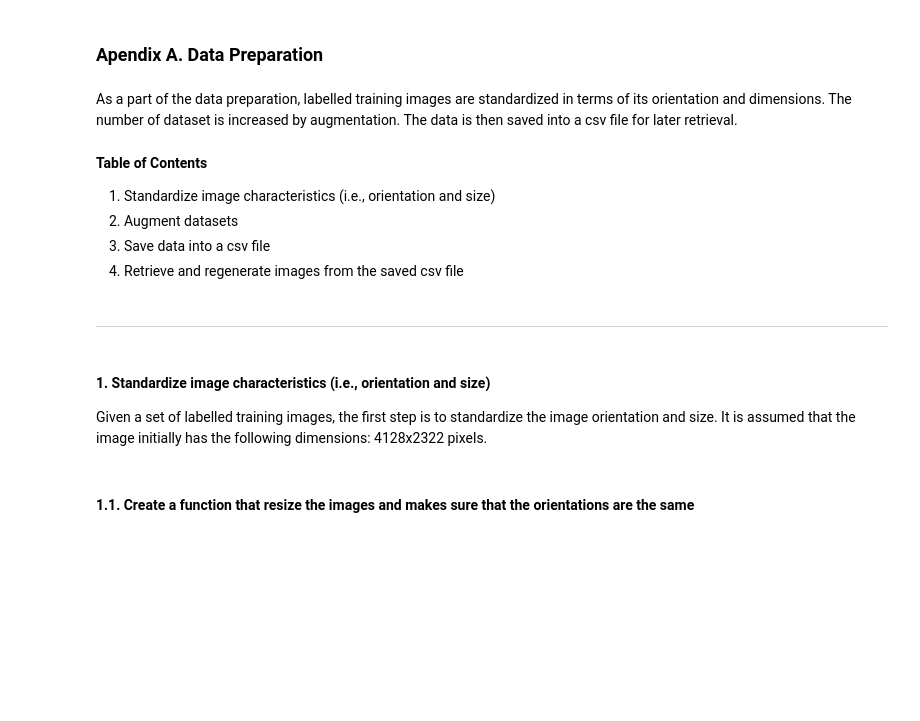
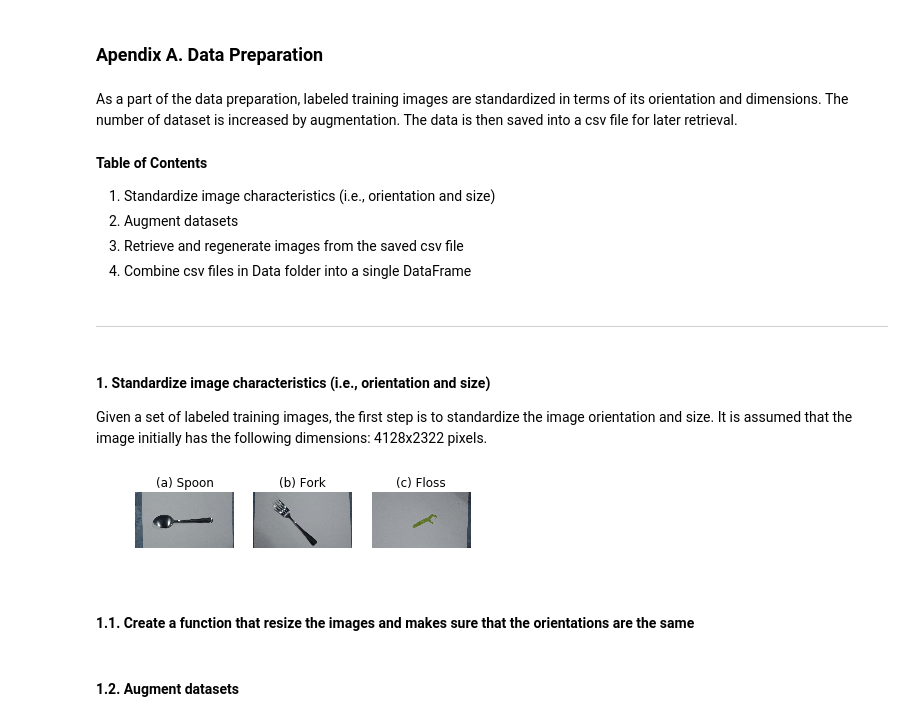
Before and after one commit to rayguna/Capstone-Projects, a Jupyter notebook: Capstone_project2/Capstone_project1_interim_report/Appendix A. Data Preparation.ipynb, the cells around one changed output. Cells and saved outputs as stored; diff of their text form; code cells hidden in the pictures; blank space fills up the shorter version.

Commit message:
Initial commit.

```diff
--- a/Capstone_project2/Capstone_project1_interim_report/Appendix A. Data Preparation.ipynb
+++ b/Capstone_project2/Capstone_project1_interim_report/Appendix A. Data Preparation.ipynb
@@ -1,20 +1,39 @@
 # %% [markdown]
 ### Apendix A. Data Preparation
 # %% [markdown]
-As a part of the data preparation, labelled training images are standardized in terms of its orientation and dimensions. The number of dataset is increased by augmentation. The data is then saved into a csv file for later retrieval.
+As a part of the data preparation, labeled training images are standardized in terms of its orientation and dimensions. The number of dataset is increased by augmentation. The data is then saved into a csv file for later retrieval.
 # %% [markdown]
 **Table of Contents**
 
 1. Standardize image characteristics (i.e., orientation and size)
 2. Augment datasets
-3. Save data into a csv file
-4. Retrieve and regenerate images from the saved csv file
+3. Retrieve and regenerate images from the saved csv file
+4. Combine csv files in Data folder into a single DataFrame
 # %% [markdown]
 ***
 # %% [markdown]
 #### 1. Standardize image characteristics (i.e., orientation and size)
 
-Given a set of labelled training images, the first step is to standardize the image orientation and size. It is assumed that the image initially has the following dimensions: 4128x2322 pixels.
+Given a set of labeled training images, the first step is to standardize the image orientation and size. It is assumed that the image initially has the following dimensions: 4128x2322 pixels.
+# %%
+import cv2
+import matplotlib.pyplot as plt
+
+#image paths
+images=["Images/spoon/spoon_2.jpg","Images/fork/fork_2.jpg", "Images/floss/floss_2.jpg"]
+#image labels
+label_dict_key=['1','2','3']
+label_dict={'1':'(a) Spoon','2':'(b) Fork','3':'(c) Floss'}
+
+for i,image in enumerate(images):
+    plt.subplot(1,3,i+1)
+    img=cv2.imread(image)
+    plt.imshow(img)
+    plt.title(label_dict[label_dict_key[i]])
+    plt.axis('off') #turn off axes
+plt.show()
+# %% [output]
+[figure, added]
 # %% [markdown]
 #### 1.1. Create a function that resize the images and makes sure that the orientations are the same
 # %%
@@ -74,3 +93,5 @@ def create_gray_image(img_filename):
 
         #return a processed image
         return gray
+# %% [markdown]
+#### 1.2. Augment datasets
```
Also changed, not shown: parts of 20 cells of this notebook, 16 other files.
